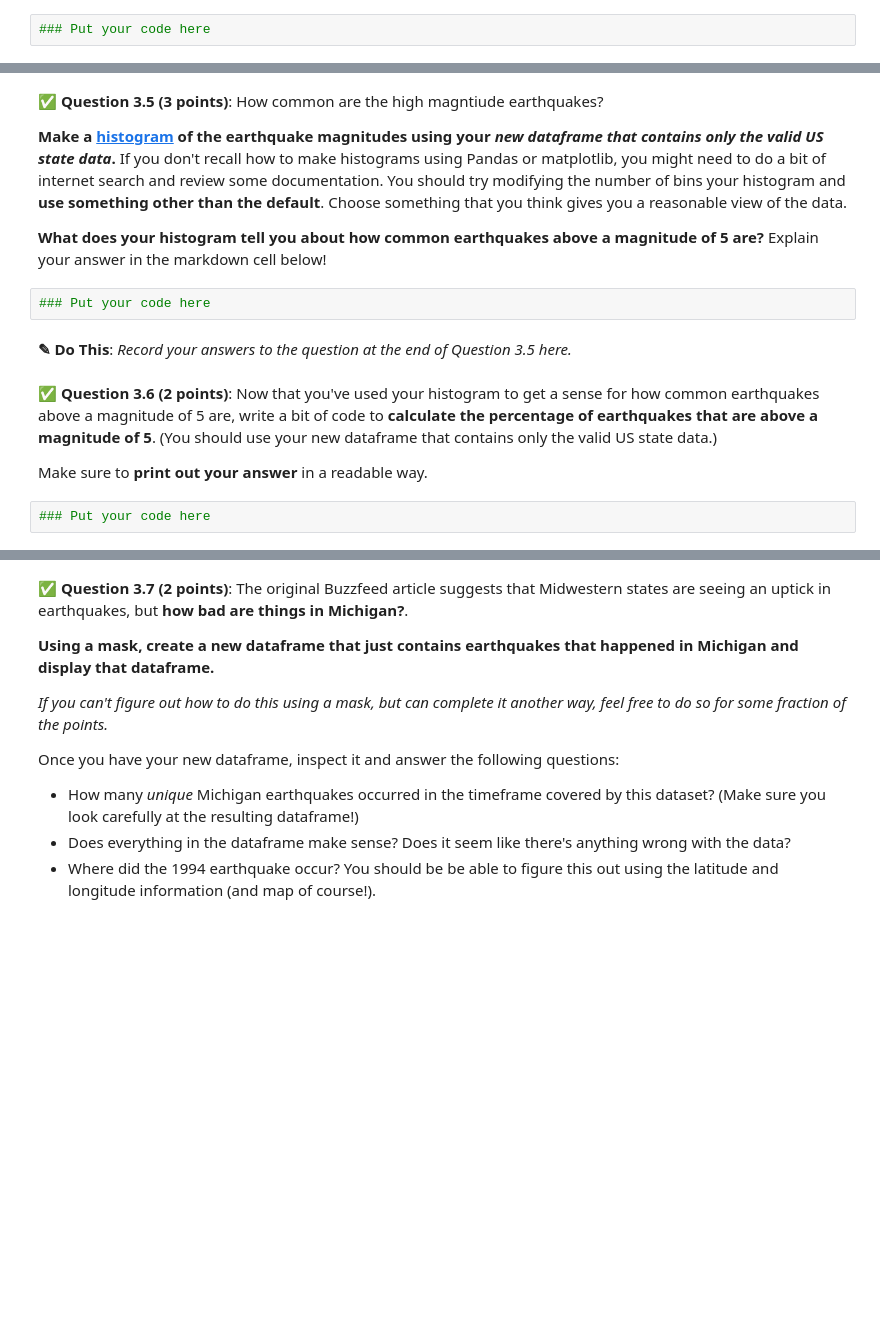
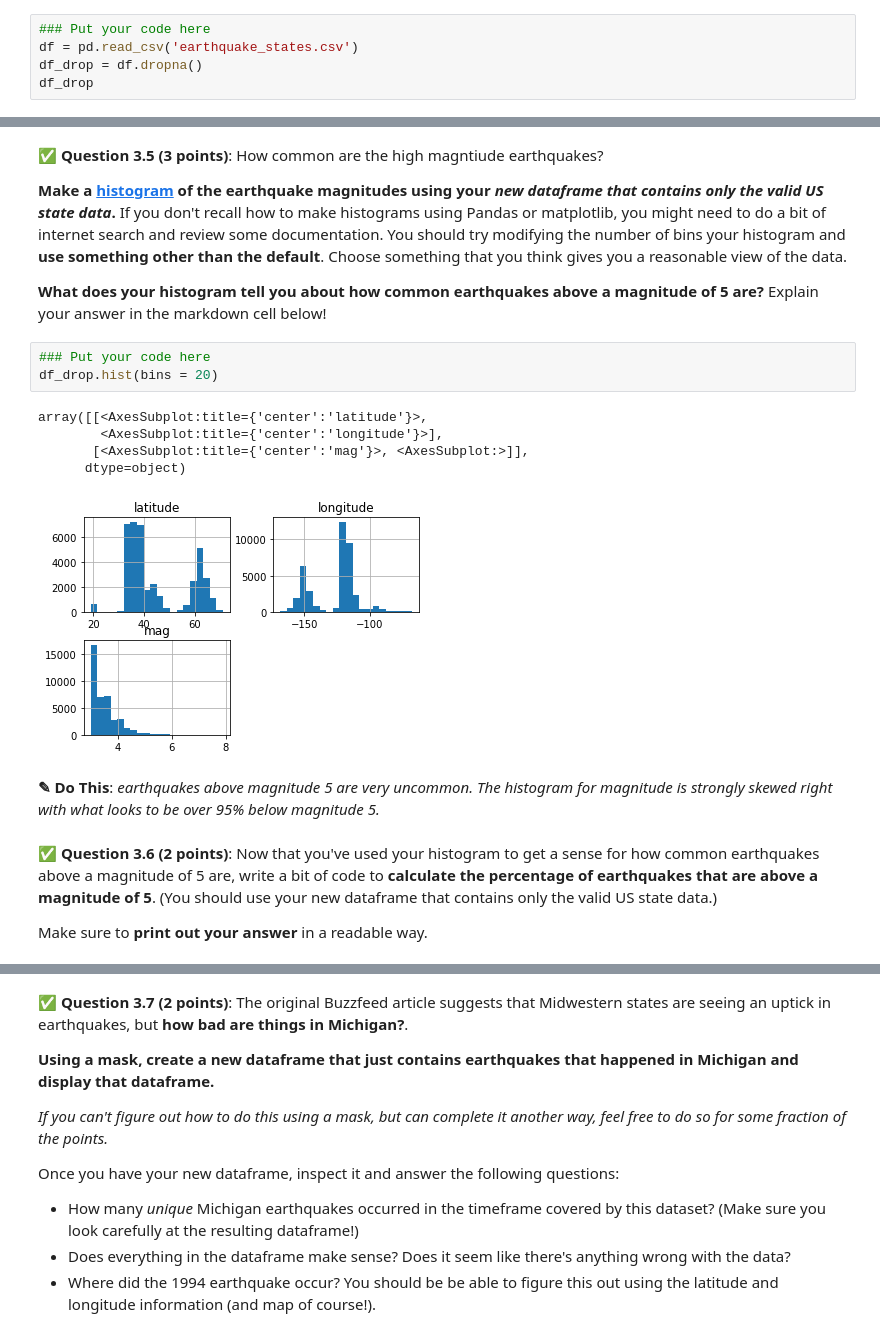
Before and after one commit to Colino03/CMSE202-f23-turnin, a Jupyter notebook: hw-01/HW-01.ipynb, the cells around one changed output, grey strips where cells are left out. Cells and saved outputs as stored; diff of their text form; blank space fills up the shorter version.

```diff
--- a/hw-01/HW-01.ipynb
+++ b/hw-01/HW-01.ipynb
@@ -420,3 +451,6 @@ Does the resulting plot meet your expectations? Is there anything that surprises
 **Use this function to create a new dataframe that only contains the rows with a valid entry in the `state` column.**
 # %%
 ### Put your code here
+df = pd.read_csv('earthquake_states.csv')
+df_drop = df.dropna()
+df_drop
@@ -428,11 +476,16 @@ Does the resulting plot meet your expectations? Is there anything that surprises
 **What does your histogram tell you about how common earthquakes above a magnitude of 5 are?** Explain your answer in the markdown cell below!
 # %%
 ### Put your code here
+df_drop.hist(bins = 20)
+# %% [output]
+array([[<AxesSubplot:title={'center':'latitude'}>,
+        <AxesSubplot:title={'center':'longitude'}>],
+       [<AxesSubplot:title={'center':'mag'}>, <AxesSubplot:>]],
+      dtype=object)
+[figure, added]
-# %% [markdown]
-**<font size=+3>&#9998;</font> Do This**: *Record your answers to the question at the end of Question 3.5 here.*
+# %% [markdown]
+**<font size=+3>&#9998;</font> Do This**: *earthquakes above magnitude 5 are very uncommon. The histogram for magnitude is strongly skewed right with what looks to be over 95% below magnitude 5.*
 # %% [markdown]
 &#9989; **Question 3.6 (2 points)**: Now that you've used your histogram to get a sense for how common earthquakes above a magnitude of 5 are, write a bit of code to **calculate the percentage of earthquakes that are above a magnitude of 5**. (You should use your new dataframe that contains only the valid US state data.)
 
 Make sure to **print out your answer** in a readable way.
-# %%
-### Put your code here
```
Also changed, not shown: parts of 12 cells of this notebook, 1 other file.
